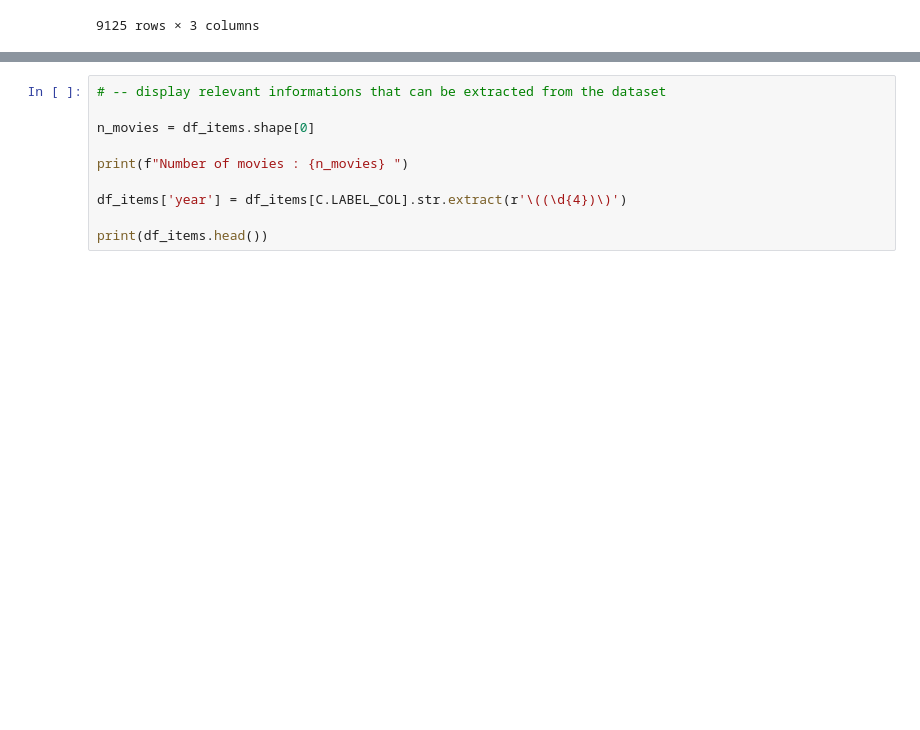
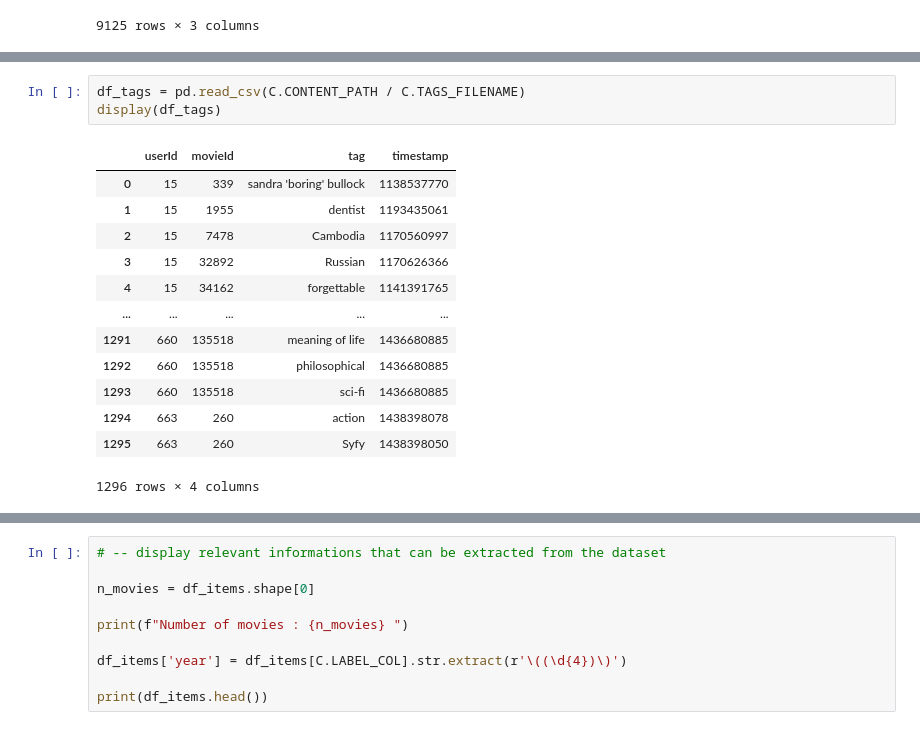
Before and after one commit to nmohymont/Recommender_Systems, a Jupyter notebook: analytics.ipynb, the cells around one changed output, grey strips where cells are left out. Saved outputs shown, nothing was run; the diff lists cells and outputs as text; blank space fills up the shorter version.

```diff
--- a/analytics.ipynb
+++ b/analytics.ipynb
@@ -56,0 +96,17 @@ data\small\content\movies.csv
+# %%
+df_tags = pd.read_csv(C.CONTENT_PATH / C.TAGS_FILENAME)
+display(df_tags)
+# %% [output]
+|  | userId | movieId | tag | timestamp |
+| 0 | 15 | 339 | sandra 'boring' bullock | 1138537770 |
+| 1 | 15 | 1955 | dentist | 1193435061 |
+| 2 | 15 | 7478 | Cambodia | 1170560997 |
+| 3 | 15 | 32892 | Russian | 1170626366 |
+| 4 | 15 | 34162 | forgettable | 1141391765 |
+| ... | ... | ... | ... | ... |
+| 1291 | 660 | 135518 | meaning of life | 1436680885 |
+| 1292 | 660 | 135518 | philosophical | 1436680885 |
+| 1293 | 660 | 135518 | sci-fi | 1436680885 |
+| 1294 | 663 | 260 | action | 1438398078 |
+| 1295 | 663 | 260 | Syfy | 1438398050 |
+1296 rows × 4 columns
```
Also changed, not shown: parts of 4 cells of this notebook, 3 other files.
